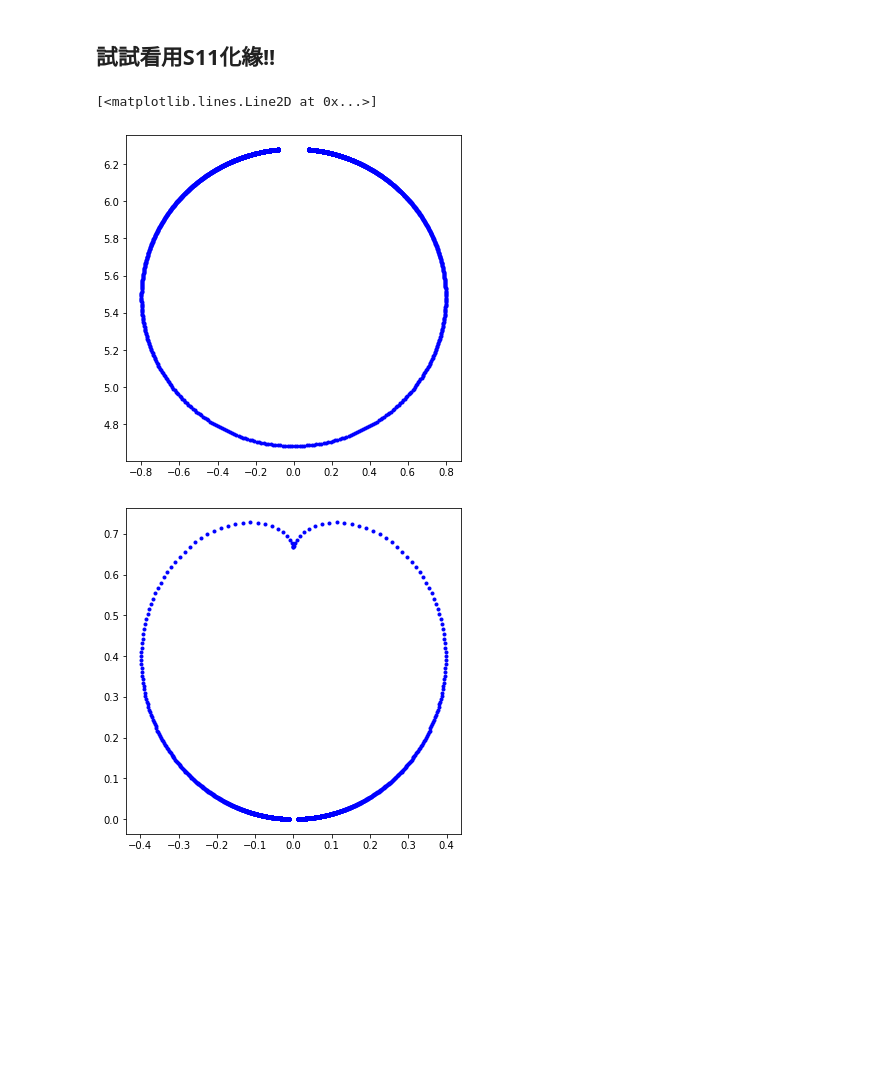
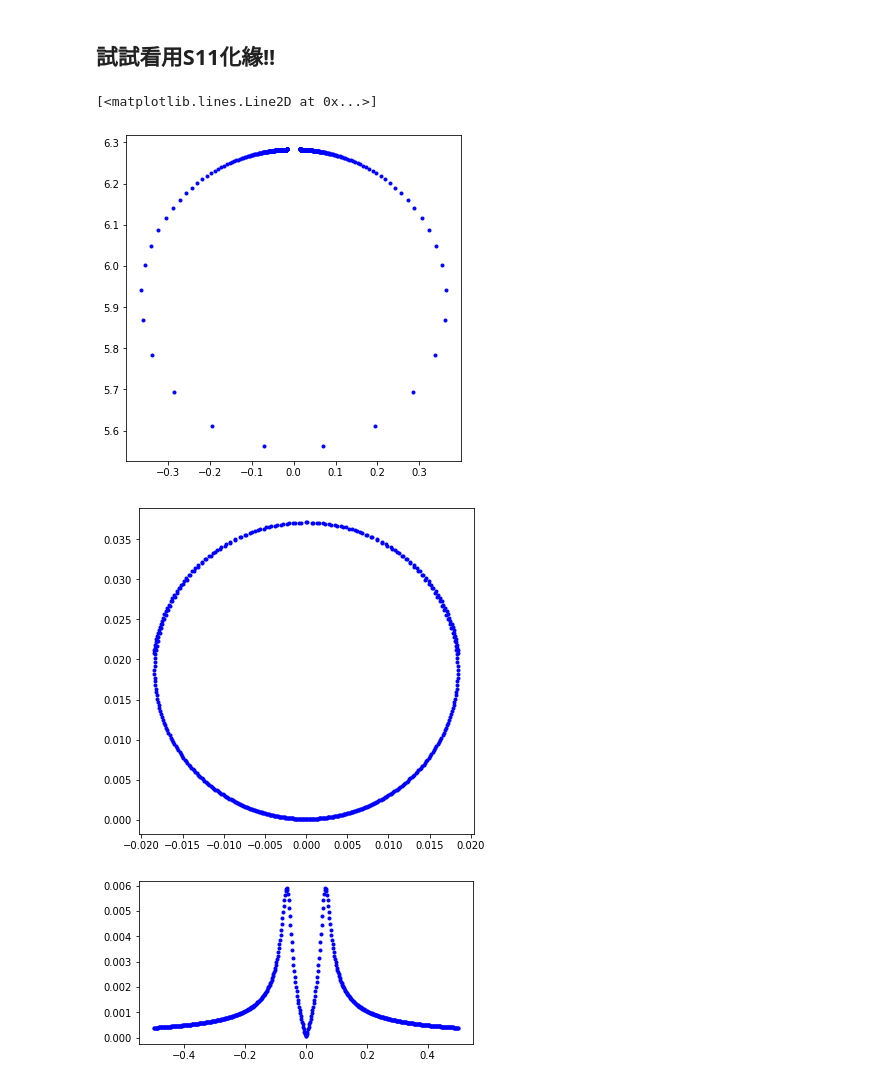
Before and after one commit to Nick1467/Mirror, a Jupyter notebook: circleUfit.ipynb, the cells around one changed output. Saved outputs shown, nothing was run; the diff lists cells and outputs as text; code cells hidden in the pictures; blank space fills up the shorter version.

```diff
--- a/circleUfit.ipynb
+++ b/circleUfit.ipynb
@@ -104,33 +104,42 @@ print(f"負載阻抗（ZL）：{ZL.real:.2f} + j{ZL.imag:.2f} 歐姆")
 # %%
 import matplotlib.pyplot as plt
 import numpy as np
 
 def s11( omega, omega_m, alpha, kappa):
     Gamma = 2*np.pi*(alpha + kappa )/ 2
     s11 =( 1 - (kappa / (Gamma - 1j*(omega - omega_m))))*2*np.pi
     return s11
 
 def s21( omega, omega_c, omega_m, kappa, alpha, beta, gamma):
-    S_21 = - kappa / (1j*(omega - omega_c)-(kappa+beta)+ gamma**2/(1j*(omega - omega_m)-alpha) )
+    S_21 = (- kappa / (1j*(omega - omega_c)-(kappa+beta)+ gamma**2/(1j*(omega - omega_m)-alpha) ))*2*np.pi
     return (S_21)
 
-omega = np.linspace(-0.5, 0.5, 5000)  #(GHz)
+def abs_s21(f,omega_c, omega_m, kappa, alpha, beta, gamma):
+    omega = 2 * np.pi * f
+    S_21 = - kappa / (1j*(omega - omega_c)-(kappa+beta)+ gamma**2/(1j*(omega - omega_m)-alpha) )
+    return abs(S_21)
+
+omega = np.linspace(-0.5, 0.5, 500)  #(GHz)
 omega_m = 0
 omega_c = 0
-kappa = 0.0064 #(GHz)
-alpha = 0.0016 #(GHz)
-beta =  0.0016 #(GHz)
-gamma =  0.0016 #(GHz)
+kappa = 0.0012 #(GHz)
+alpha = 0.0021 #(GHz)
+beta =  0.2 #(GHz)
+gamma =  0.4 #(GHz)
 
 data = s11( omega, omega_m, alpha, kappa)
 data_2 = s21(omega, omega_c, omega_m, kappa, alpha, beta, gamma)
 
 plt.figure(figsize=(6,6))
 plt.plot(data.imag, data.real, 'b.')
 
 plt.figure(figsize=(6,6))
 plt.plot(data_2.imag, data_2.real, 'b.')
+
+plt.figure(figsize=(6,3))
+plt.plot(omega, abs_s21(omega,omega_c, omega_m, kappa, alpha, beta, gamma), 'b.')
 # %% [output]
 [<matplotlib.lines.Line2D at 0x...>]
-[figure, old version]
+[figure, new version]
-[figure, old version]
+[figure, new version]
+[figure, added]
```
Also changed, not shown: parts of 3 cells of this notebook, 1 other file.
